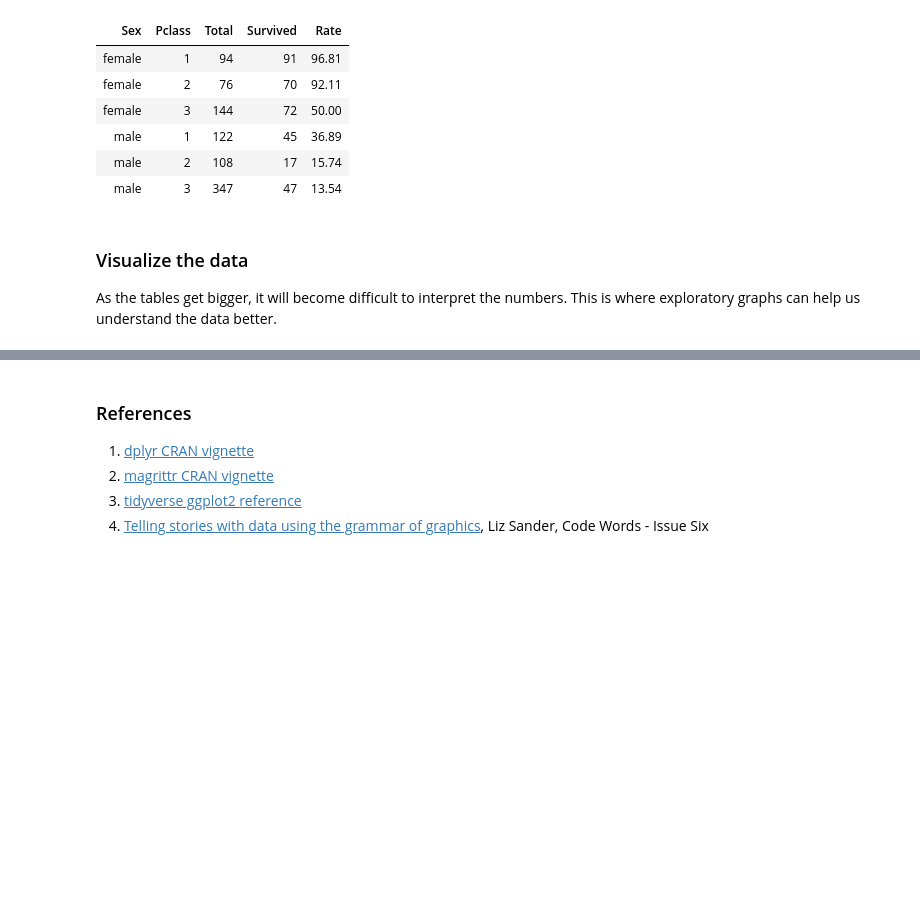
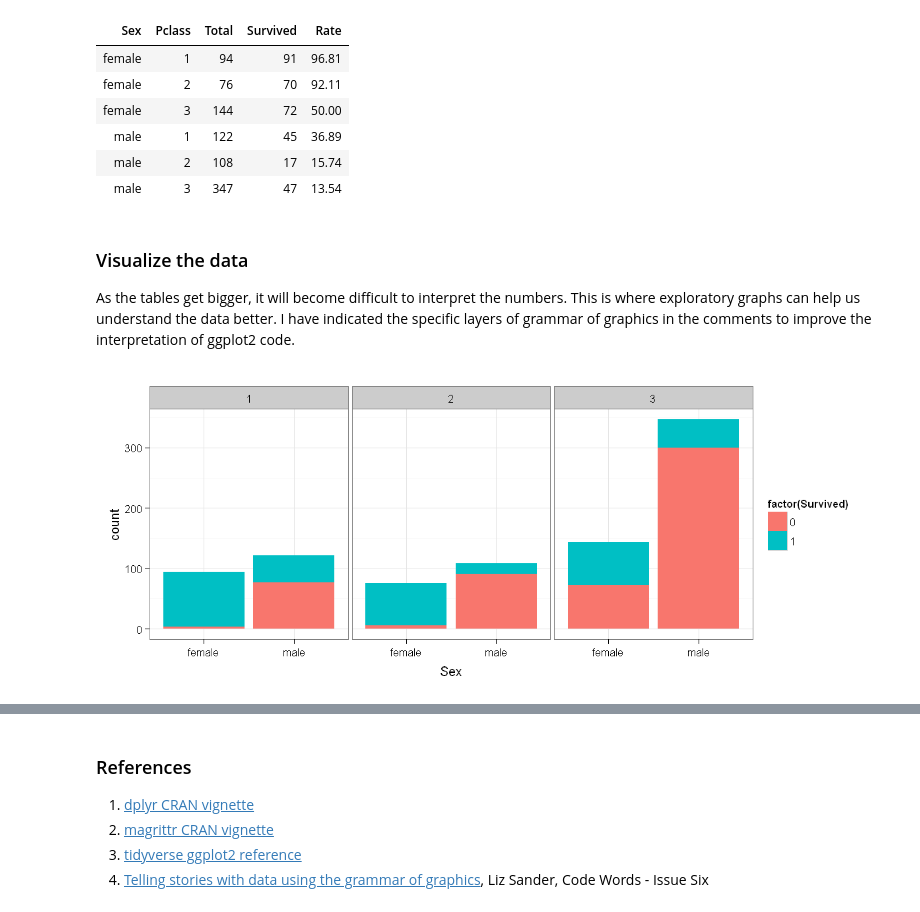
Before and after one commit to shettysindhu63/myblog, a Jupyter notebook: posts/lifesaver-r-packages-part-1.ipynb, the cells around one changed output, grey strips where cells are left out. Drawn from its saved outputs; the diff is of its cells as text; code cells hidden in the pictures; blank space fills up the shorter version.

```diff
--- a/posts/lifesaver-r-packages-part-1.ipynb
+++ b/posts/lifesaver-r-packages-part-1.ipynb
@@ -90,4 +91,4 @@ dataset %>%
 # %% [markdown]
 ###  Visualize the data
 
-As the tables get bigger, it will become difficult to interpret the numbers. This is where exploratory graphs can help us understand the data better.
+As the tables get bigger, it will become difficult to interpret the numbers. This is where exploratory graphs can help us understand the data better. I have indicated the specific layers of grammar of graphics in the comments to improve the interpretation of ggplot2 code.
@@ -95,0 +95,10 @@ As the tables get bigger, it will become difficult to interpret the numbers. Thi
+# %%
+options(repr.plot.width=10, repr.plot.height=4)
+# visualising the survival rate for sex and Pclass groups
+g = ggplot(data = dataset, aes(Sex, fill = factor(Survived))) # data and aesthetics
+g = g + geom_bar()          # geometries
+g = g + facet_grid(~Pclass) # facets
+g = g + theme_bw()          # theme
+print(g)
+# %% [output]
+[figure, added]
```
Also changed, not shown: parts of 5 cells of this notebook, 3 other files.
